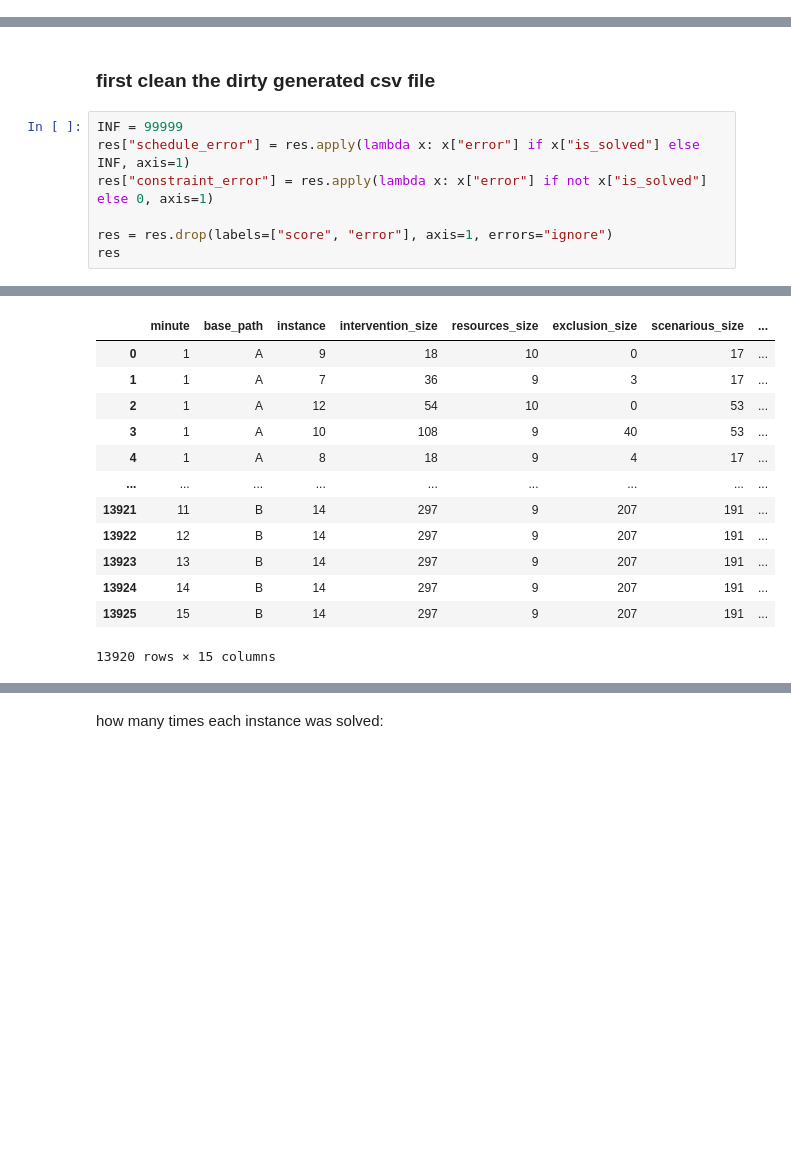
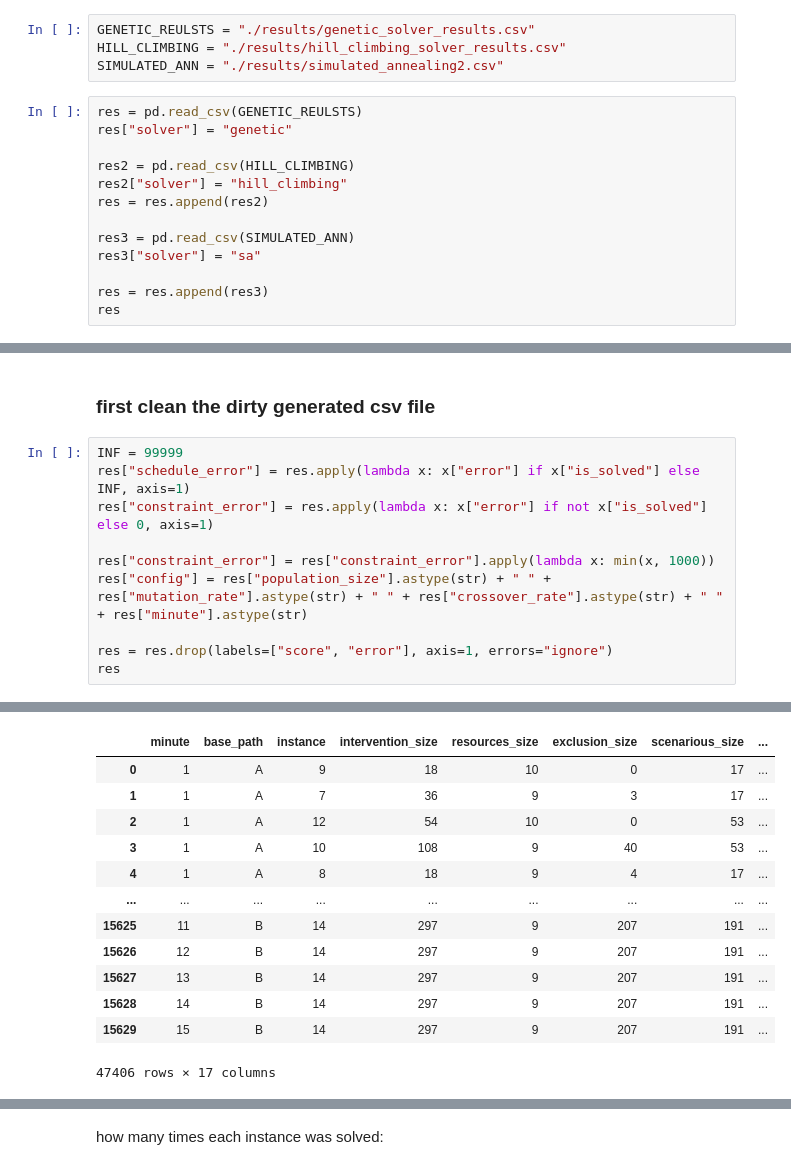
Before and after one commit to RedMoon32/Roadef2020Challenge, a Jupyter notebook: results_analysis.ipynb, the cells around one changed output, grey strips where cells are left out. Saved outputs shown, nothing was run; the diff lists cells and outputs as text; blank space fills up the shorter version.

Commit message:
new results

```diff
--- a/results_analysis.ipynb
+++ b/results_analysis.ipynb
@@ -19,0 +9,17 @@ res
+# %%
+GENETIC_REULSTS = "./results/genetic_solver_results.csv"
+HILL_CLIMBING = "./results/hill_climbing_solver_results.csv"
+SIMULATED_ANN = "./results/simulated_annealing2.csv"
+# %%
+res = pd.read_csv(GENETIC_REULSTS)
+res["solver"] = "genetic"
+
+res2 = pd.read_csv(HILL_CLIMBING)
+res2["solver"] = "hill_climbing"
+res = res.append(res2)
+
+res3 = pd.read_csv(SIMULATED_ANN)
+res3["solver"] = "sa"
+
+res = res.append(res3)
+res
@@ -44,6 +87,9 @@ INF = 99999
 res["schedule_error"] = res.apply(lambda x: x["error"] if x["is_solved"] else INF, axis=1)
 res["constraint_error"] = res.apply(lambda x: x["error"] if not x["is_solved"] else 0, axis=1)
 
+res["constraint_error"] = res["constraint_error"].apply(lambda x: min(x, 1000))
+res["config"] = res["population_size"].astype(str) + " " + res["mutation_rate"].astype(str) + " " + res["crossover_rate"].astype(str) + " " + res["minute"].astype(str)
+
 res = res.drop(labels=["score", "error"], axis=1, errors="ignore")
 res
 # %% [output]
@@ -60,16 +116,16 @@ See the caveats in the documentation: https://pandas.pydata.org/pandas-docs/stab
 |  | minute | base_path | instance | intervention_size | resources_size | exclusion_size | scenarious_size | ... |
 | 0 | 1 | A | 9 | 18 | 10 | 0 | 17 | ... |
 | 1 | 1 | A | 7 | 36 | 9 | 3 | 17 | ... |
 | 2 | 1 | A | 12 | 54 | 10 | 0 | 53 | ... |
 | 3 | 1 | A | 10 | 108 | 9 | 40 | 53 | ... |
 | 4 | 1 | A | 8 | 18 | 9 | 4 | 17 | ... |
 | ... | ... | ... | ... | ... | ... | ... | ... | ... |
-| 13921 | 11 | B | 14 | 297 | 9 | 207 | 191 | ... |
-| 13922 | 12 | B | 14 | 297 | 9 | 207 | 191 | ... |
-| 13923 | 13 | B | 14 | 297 | 9 | 207 | 191 | ... |
-| 13924 | 14 | B | 14 | 297 | 9 | 207 | 191 | ... |
-| 13925 | 15 | B | 14 | 297 | 9 | 207 | 191 | ... |
+| 15625 | 11 | B | 14 | 297 | 9 | 207 | 191 | ... |
+| 15626 | 12 | B | 14 | 297 | 9 | 207 | 191 | ... |
+| 15627 | 13 | B | 14 | 297 | 9 | 207 | 191 | ... |
+| 15628 | 14 | B | 14 | 297 | 9 | 207 | 191 | ... |
+| 15629 | 15 | B | 14 | 297 | 9 | 207 | 191 | ... |
-13920 rows × 15 columns
+47406 rows × 17 columns
 # %%
 res["constraint_error"] = res["constraint_error"].apply(lambda x: min(x, 1000))
 res["config"] = res["population_size"].astype(str) + " " + res["mutation_rate"].astype(str) + " " + res["crossover_rate"].astype(str) + " " + res["minute"].astype(str)
```
Also changed, not shown: parts of 42 cells of this notebook, 4 other files.
